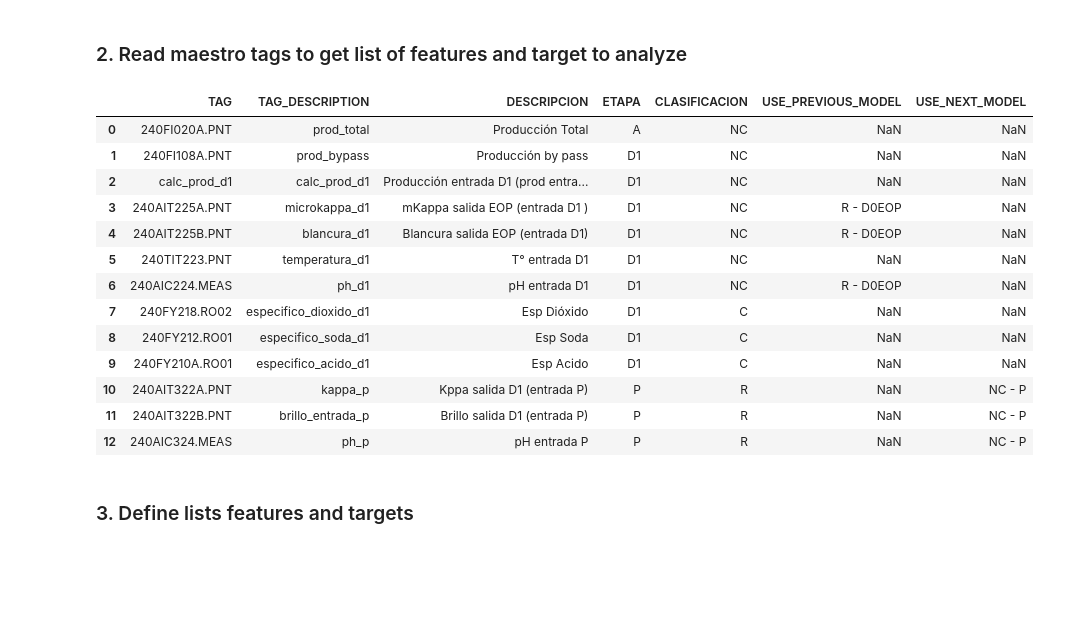
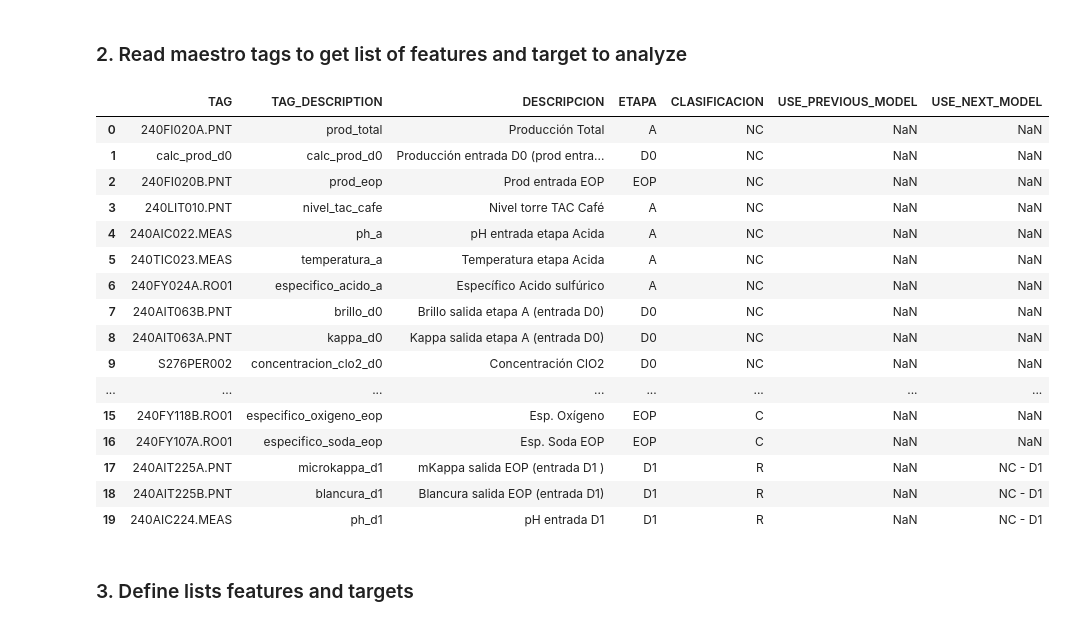
Before and after one commit to joseortegalabra/Optimization-Industrial-Process-Advanced, a Jupyter notebook: 3_eda/2_eda_models_d0eop_microkappa.ipynb, the cells around one changed output. Saved outputs shown, nothing was run; the diff lists cells and outputs as text; code cells hidden in the pictures; blank space fills up the shorter version.

```diff
--- a/3_eda/2_eda_models_d1.ipynb
+++ b/3_eda/2_eda_models_d0eop_microkappa.ipynb
@@ -60,25 +62,28 @@ data.head()
 # %% [markdown]
 ### 2. Read maestro tags to get list of features and target to analyze
 # %%
-stage = 'd1'
+stage = 'd0eop'
 path_maestro_tags_d0eop = f'config/config_ml_models_development/MaestroTags-{stage}-general.xlsx'
 maestro_tags = pd.read_excel(path_maestro_tags_d0eop)
 maestro_tags
 # %% [output]
 |  | TAG | TAG_DESCRIPTION | DESCRIPCION | ETAPA | CLASIFICACION | USE_PREVIOUS_MODEL | USE_NEXT_MODEL |
 | 0 | 240FI020A.PNT | prod_total | Producción Total | A | NC | NaN | NaN |
-| 1 | 240FI108A.PNT | prod_bypass | Producción by pass | D1 | NC | NaN | NaN |
-| 2 | calc_prod_d1 | calc_prod_d1 | Producción entrada D1 (prod entra... | D1 | NC | NaN | NaN |
-| 3 | 240AIT225A.PNT | microkappa_d1 | mKappa salida EOP (entrada D1 ) | D1 | NC | R - D0EOP | NaN |
-| 4 | 240AIT225B.PNT | blancura_d1 | Blancura salida EOP (entrada D1) | D1 | NC | R - D0EOP | NaN |
-| 5 | 240TIT223.PNT | temperatura_d1 | T° entrada D1 | D1 | NC | NaN | NaN |
-| 6 | 240AIC224.MEAS | ph_d1 | pH entrada D1 | D1 | NC | R - D0EOP | NaN |
-| 7 | 240FY218.RO02 | especifico_dioxido_d1 | Esp Dióxido | D1 | C | NaN | NaN |
-| 8 | 240FY212.RO01 | especifico_soda_d1 | Esp Soda | D1 | C | NaN | NaN |
-| 9 | 240FY210A.RO01 | especifico_acido_d1 | Esp Acido | D1 | C | NaN | NaN |
-| 10 | 240AIT322A.PNT | kappa_p | Kppa salida D1 (entrada P) | P | R | NaN | NC - P |
-| 11 | 240AIT322B.PNT | brillo_entrada_p | Brillo salida D1 (entrada P) | P | R | NaN | NC - P |
-| 12 | 240AIC324.MEAS | ph_p | pH entrada P | P | R | NaN | NC - P |
+| 1 | calc_prod_d0 | calc_prod_d0 | Producción entrada D0 (prod entra... | D0 | NC | NaN | NaN |
+| 2 | 240FI020B.PNT | prod_eop | Prod entrada EOP | EOP | NC | NaN | NaN |
+| 3 | 240LIT010.PNT | nivel_tac_cafe | Nivel torre TAC Café | A | NC | NaN | NaN |
+| 4 | 240AIC022.MEAS | ph_a | pH entrada etapa Acida | A | NC | NaN | NaN |
+| 5 | 240TIC023.MEAS | temperatura_a | Temperatura etapa Acida | A | NC | NaN | NaN |
+| 6 | 240FY024A.RO01 | especifico_acido_a | Específico Acido sulfúrico | A | NC | NaN | NaN |
+| 7 | 240AIT063B.PNT | brillo_d0 | Brillo salida etapa A (entrada D0) | D0 | NC | NaN | NaN |
+| 8 | 240AIT063A.PNT | kappa_d0 | Kappa salida etapa A (entrada D0) | D0 | NC | NaN | NaN |
+| 9 | S276PER002 | concentracion_clo2_d0 | Concentración ClO2 | D0 | NC | NaN | NaN |
+| ... | ... | ... | ... | ... | ... | ... | ... |
+| 15 | 240FY118B.RO01 | especifico_oxigeno_eop | Esp. Oxígeno | EOP | C | NaN | NaN |
+| 16 | 240FY107A.RO01 | especifico_soda_eop | Esp. Soda EOP | EOP | C | NaN | NaN |
+| 17 | 240AIT225A.PNT | microkappa_d1 | mKappa salida EOP (entrada D1 ) | D1 | R | NaN | NC - D1 |
+| 18 | 240AIT225B.PNT | blancura_d1 | Blancura salida EOP (entrada D1) | D1 | R | NaN | NC - D1 |
+| 19 | 240AIC224.MEAS | ph_d1 | pH entrada D1 | D1 | R | NaN | NC - D1 |
 # %% [markdown]
 ### 3. Define lists features and targets
 # %%
```
Also changed, not shown: parts of 8 cells of this notebook, 15 other files.
